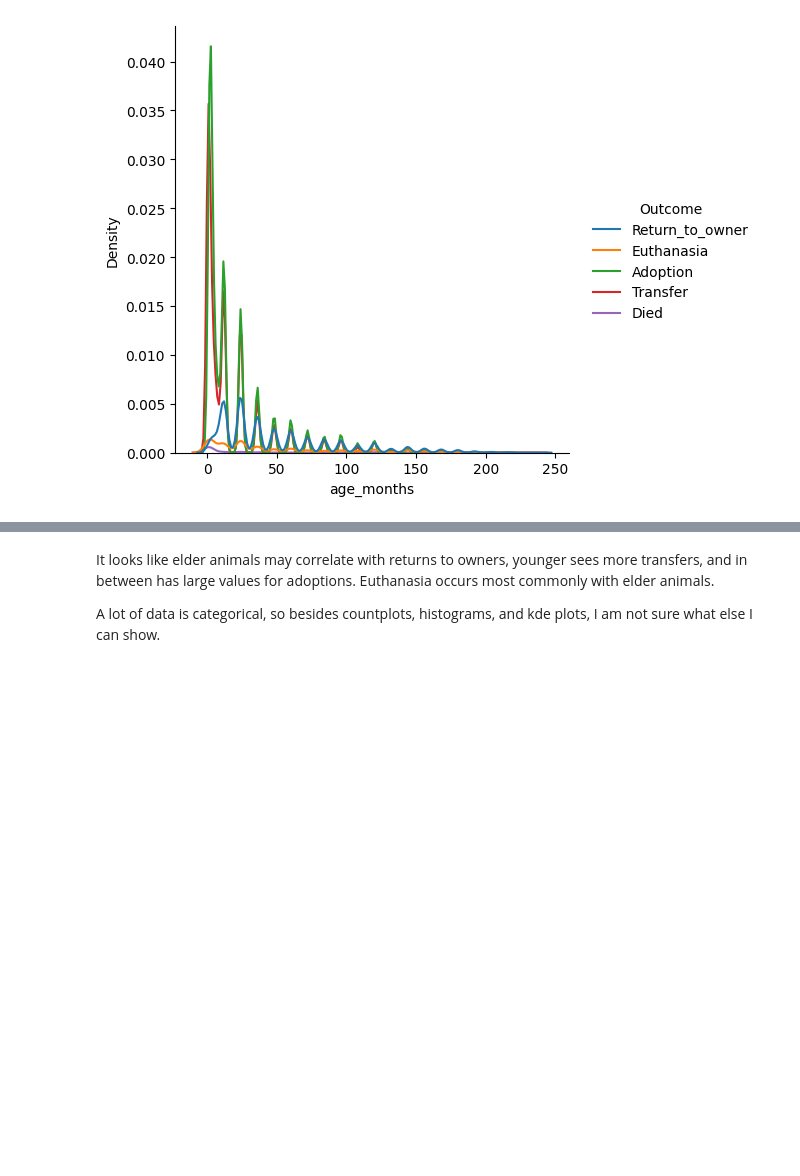
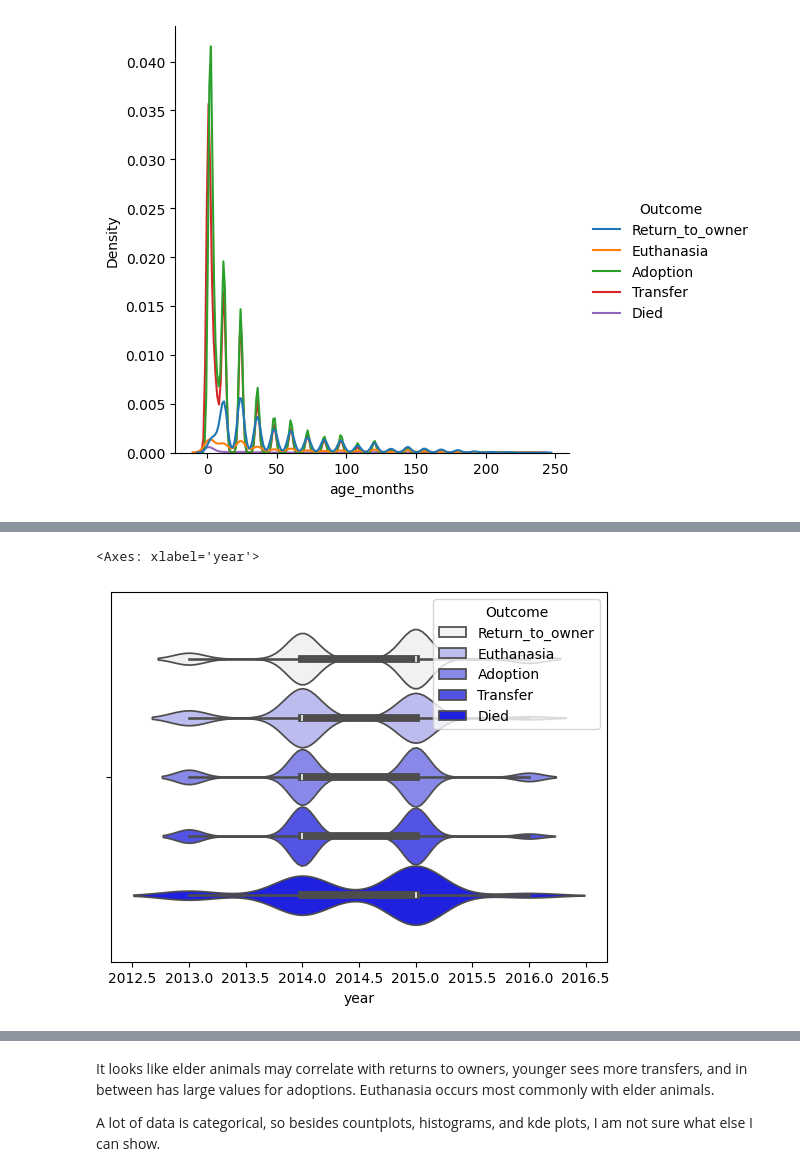
Before and after one commit to xVoidDevilx/ml-cs-ut, a Jupyter notebook: animal_shelter_ML.ipynb, the cells around one changed output, grey strips where cells are left out. Drawn from its saved outputs; the diff is of its cells as text; code cells hidden in the pictures; blank space fills up the shorter version.

```diff
--- a/animal_shelter_ML.ipynb
+++ b/animal_shelter_ML.ipynb
@@ -594,0 +600,5 @@ traindf = traindf.drop(columns=['Outcome'])
+# %%
+sns.violinplot(data=traindf, x='year', palette="light:blue", hue='Outcome')
+# %% [output]
+<Axes: xlabel='year'>
+[figure, added]
```
Also changed, not shown: parts of 12 cells of this notebook.
